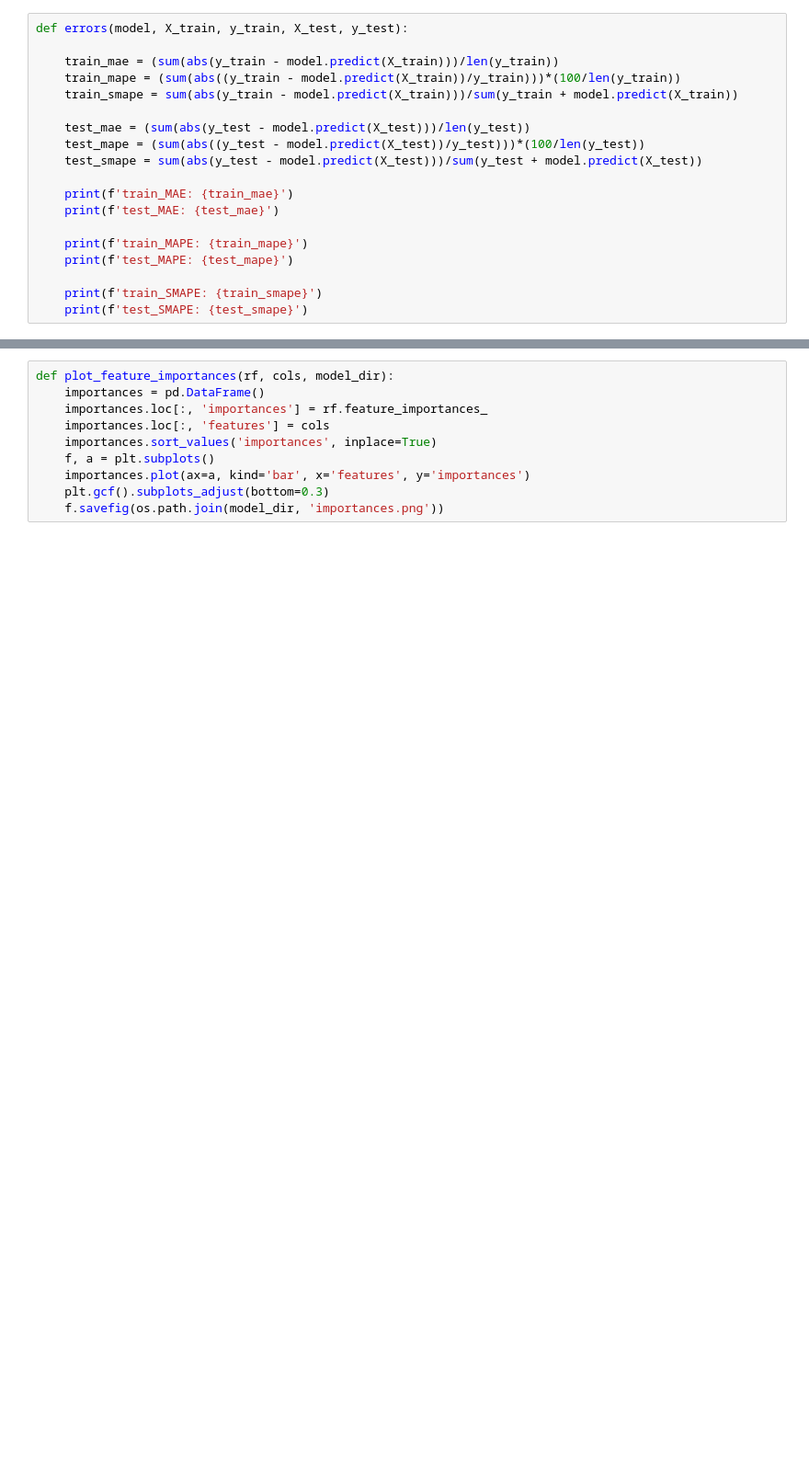
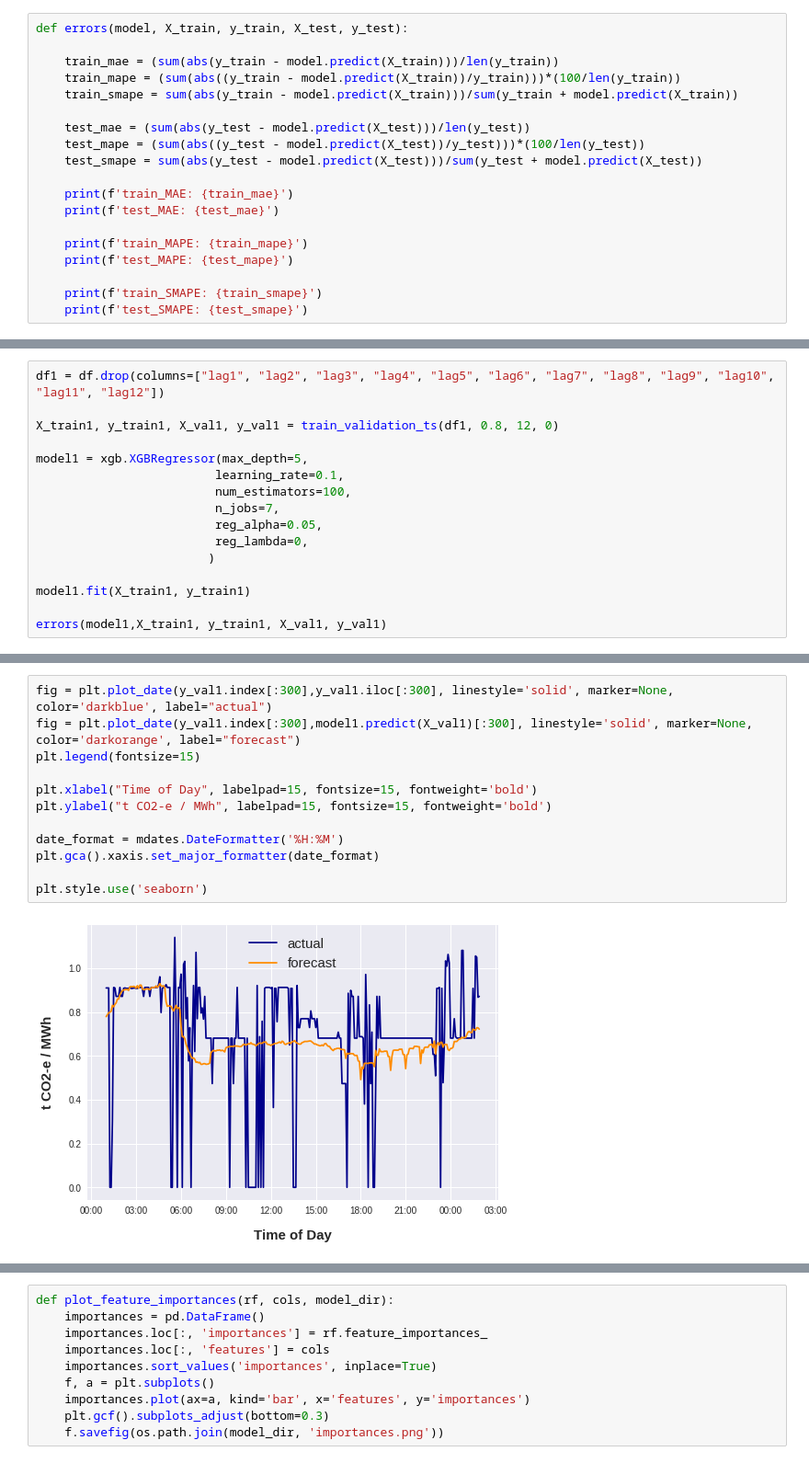
Before and after one commit to bkubsch/marginal-carbon, a Jupyter notebook: notebooks/j1a_effect_non_time_features.ipynb, the cells around one changed output, grey strips where cells are left out. Shown: that part at 92% size. Cells and saved outputs as stored; diff of their text form; blank space fills up the shorter version.

Commit message:
validation finished

```diff
--- a/notebooks/j1a_effect_non_time_features.ipynb
+++ b/notebooks/j1a_effect_non_time_features.ipynb
@@ -88,0 +105,16 @@ def errors(model, X_train, y_train, X_test, y_test):
+# %%
+df1 = df.drop(columns=["lag1", "lag2", "lag3", "lag4", "lag5", "lag6", "lag7", "lag8", "lag9", "lag10", "lag11", "lag12"])
+
+X_train1, y_train1, X_val1, y_val1 = train_validation_ts(df1, 0.8, 12, 0)
+
+model1 = xgb.XGBRegressor(max_depth=5,
+                         learning_rate=0.1,
+                         num_estimators=100,
+                         n_jobs=7,
+                         reg_alpha=0.05,
+                         reg_lambda=0,
+                        )
+
+model1.fit(X_train1, y_train1)
+
+errors(model1,X_train1, y_train1, X_val1, y_val1)
@@ -88,0 +131,14 @@ def errors(model, X_train, y_train, X_test, y_test):
+# %%
+fig = plt.plot_date(y_val1.index[:300],y_val1.iloc[:300], linestyle='solid', marker=None, color='darkblue', label="actual")
+fig = plt.plot_date(y_val1.index[:300],model1.predict(X_val1)[:300], linestyle='solid', marker=None, color='darkorange', label="forecast")
+plt.legend(fontsize=15)
+
+plt.xlabel("Time of Day", labelpad=15, fontsize=15, fontweight='bold')
+plt.ylabel("t CO2-e / MWh", labelpad=15, fontsize=15, fontweight='bold')
+
+date_format = mdates.DateFormatter('%H:%M')
+plt.gca().xaxis.set_major_formatter(date_format)
+
+plt.style.use('seaborn')
+# %% [output]
+[figure, added]
```
Also changed, not shown: parts of 40 cells of this notebook, 3 other files.
